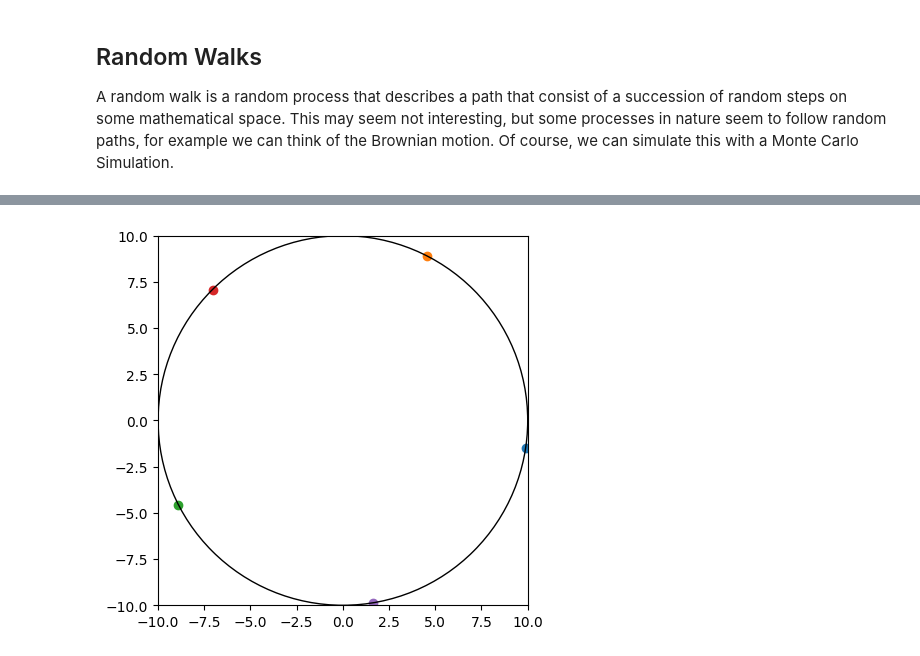
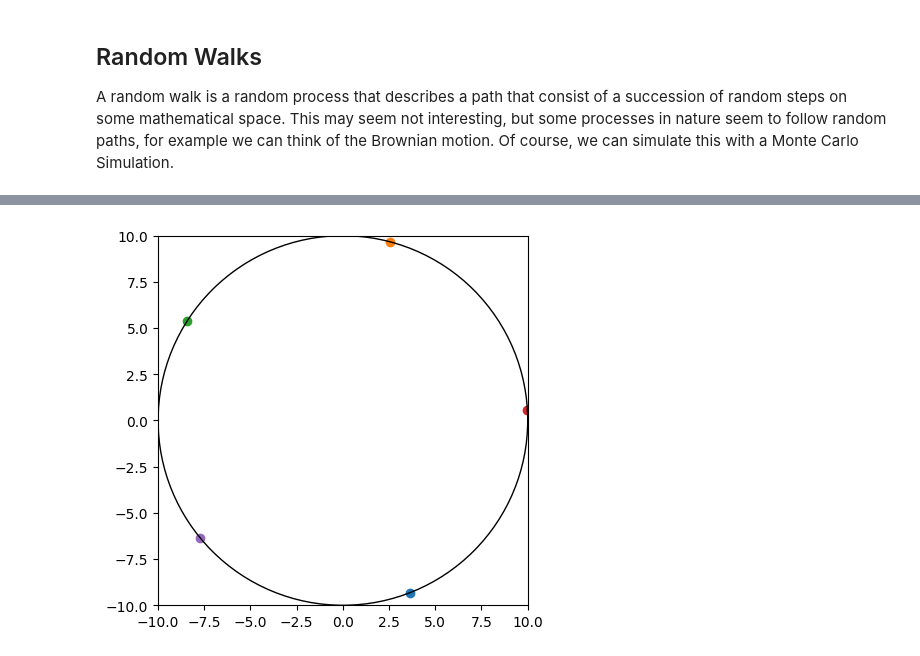
Before and after one commit to FelixCabrera23/Python_for_scientis_101, a Jupyter notebook: Class01/Montecarlo_class2.ipynb, the cells around one changed output, grey strips where cells are left out. Saved outputs shown, nothing was run; the diff lists cells and outputs as text; code cells hidden in the pictures.

```diff
--- a/Class01/Montecarlo_class2.ipynb
+++ b/Class01/Montecarlo_class2.ipynb
@@ -97,24 +99,26 @@ Circle_plot()
 # %%
-N = 200
-E0 = Energy(particles)
-i = 0
-count = 0
-while i < N:
-    count += 1
-    j = int(rand()*len(particles))
-    xt,yt = particles[j].x, particles[j].y
-    move(particles[j])
-    En = Energy(particles)
-    if En < E0:
-        E0 = En
-        i += 1
-        count = 0
-    else:
-        particles[j].x = xt
-        particles[j].y = yt
-    if count > N**2:
-        break
+def Mont_opti_2d (N,part_set):
+    E0 = Energy(part_set)
+    i = 0
+    count = 0
+    while i < N:
+        count += 1
+        j = int(rand()*len(part_set))
+        xt,yt = part_set[j].x, part_set[j].y
+        move(part_set[j])
+        En = Energy(part_set)
+        if En < E0:
+            E0 = En
+            i += 1
+            count = 0
+        else:
+            part_set[j].x = xt
+            part_set[j].y = yt
+        if count > N**2:
+            break
+    return (E0,i)
 # %%
-Circle_plot()
+Mont_opti_2d(300,particles)
+Circle_plot(particles)
 # %% [output]
-[figure, old version]
+[figure, new version]
```
Also changed, not shown: parts of 8 cells of this notebook.
